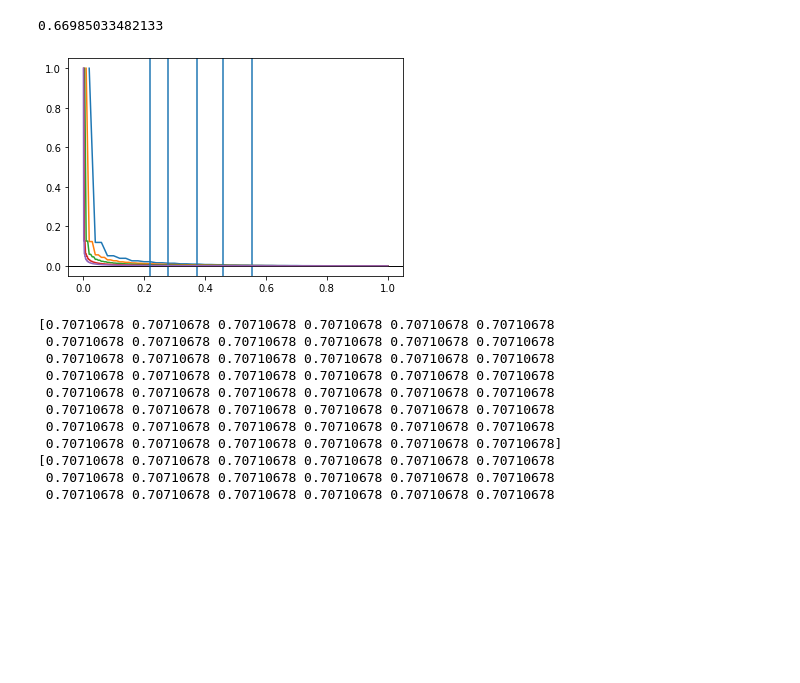
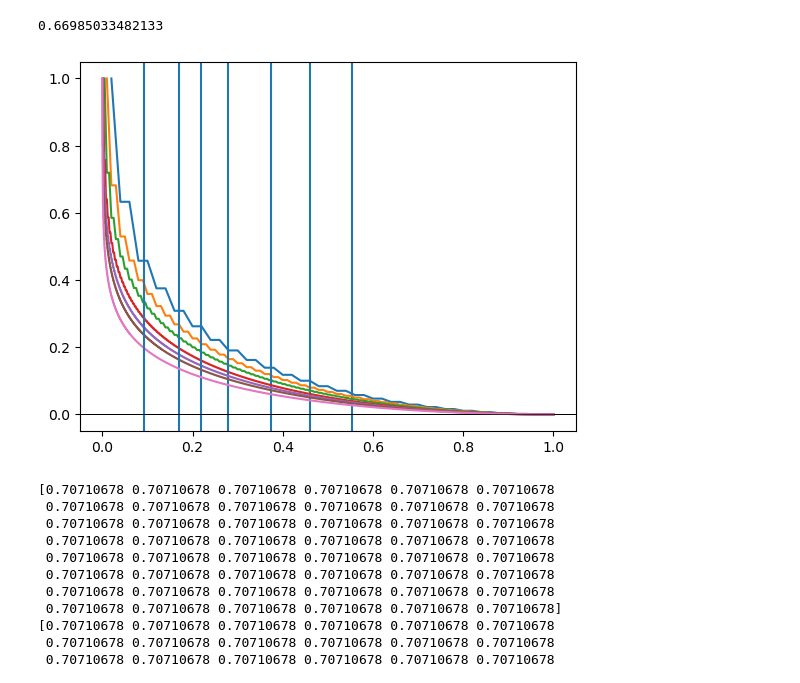
Before and after one commit to chuan97/long-range-ising, a Jupyter notebook: test.ipynb, the cells around one changed output. Cells and saved outputs as stored; diff of their text form; code cells hidden in the pictures; blank space fills up the shorter version.

```diff
--- a/test.ipynb
+++ b/test.ipynb
@@ -179,24 +179,24 @@ plt.show()
 # %% [output]
 0.66985033482133
 # %%
-Ns = [50, 100, 200, 500, 1000]
-alpha = 0.2
+Ns = [50, 100, 200, 500, 1000, 2000, 10000]
+alpha = 1.0
 
 from scipy.linalg import eigh
 
 for N in Ns:
     Jbase = interactions.powerlaw_pbc(N, alpha)
     Jbase = interactions.shift(Jbase, 0.)
     Jbase = interactions.rescale(Jbase)
 
     vals = eigh(Jbase, eigvals_only=True)
     plt.plot(np.arange(1, len(vals) + 1) / N, vals[::-1])
     plt.axvline(np.sqrt(N) * np.log(N) / N)
     plt.axhline(0, lw=0.5, c='k')
 
 plt.show()
 # %% [output]
-[figure, old version]
+[figure, new version]
 # %%
 N = 50
 M = int(np.sqrt(N) * np.log(N))
```
Also changed, not shown: 3 other files.
